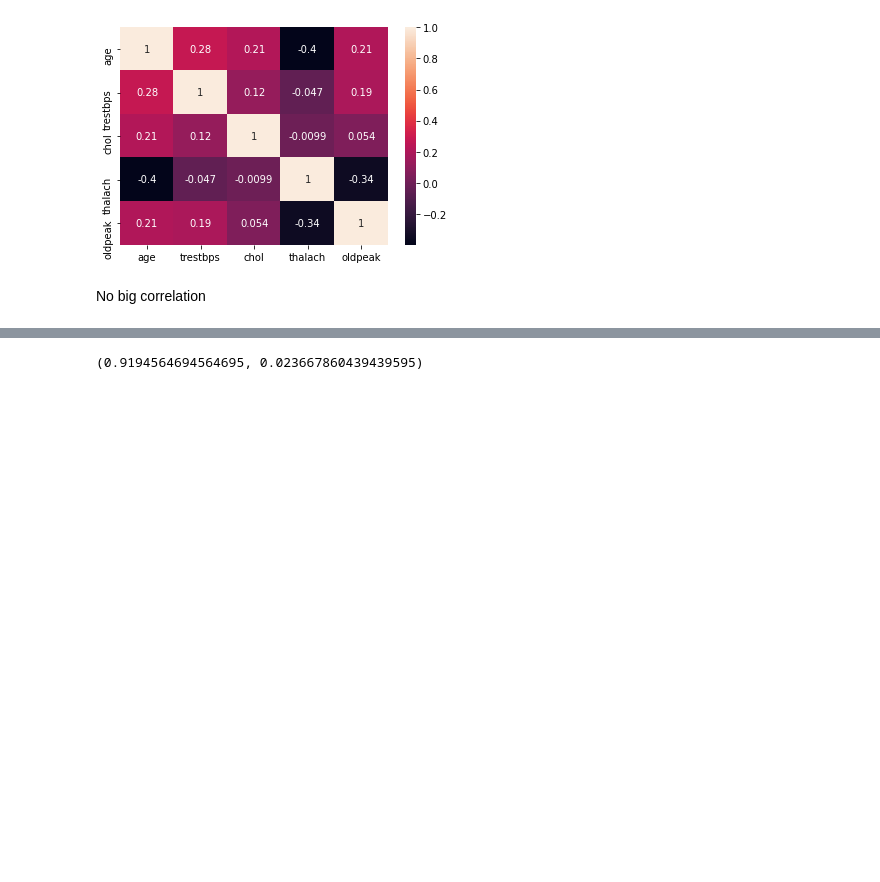
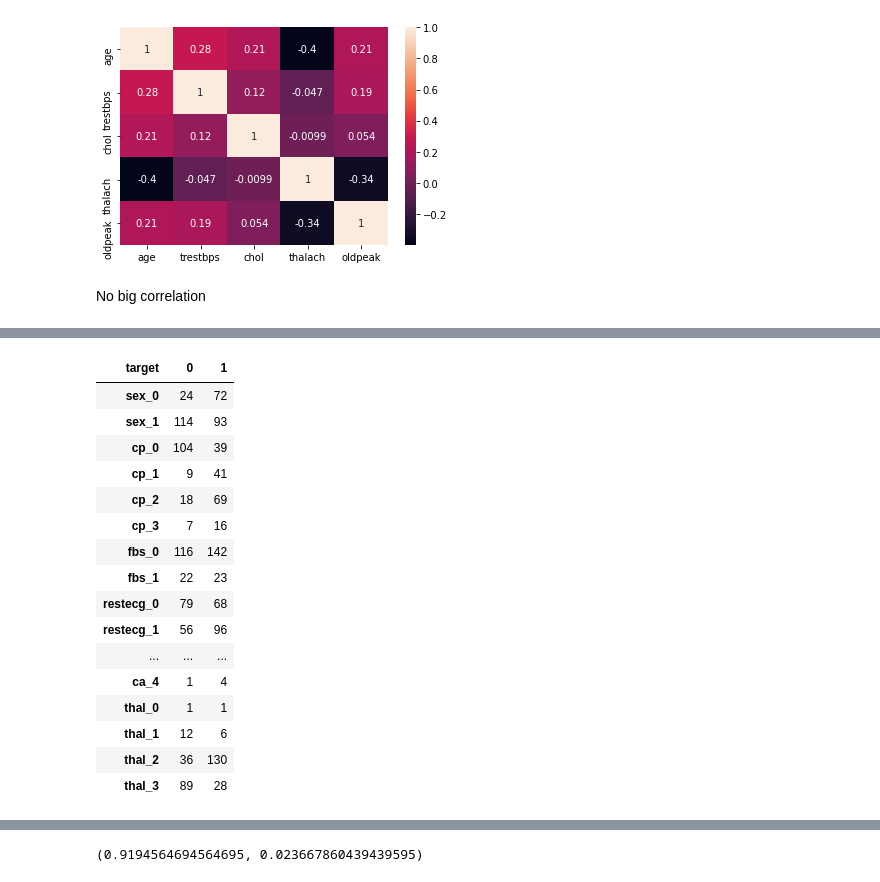
Before and after one commit to made-ml-in-prod-2021/kpotoh, a Jupyter notebook: ml_project/notebooks/EDA.ipynb, the cells around one changed output, grey strips where cells are left out. Drawn from its saved outputs; the diff is of its cells as text; code cells hidden in the pictures; blank space fills up the shorter version.

```diff
--- a/ml_project/notebooks/EDA.ipynb
+++ b/ml_project/notebooks/EDA.ipynb
@@ -91,0 +99,20 @@ df
+# %%
+cdf
+# %% [output]
+| target | 0 | 1 |
+| sex_0 | 24 | 72 |
+| sex_1 | 114 | 93 |
+| cp_0 | 104 | 39 |
+| cp_1 | 9 | 41 |
+| cp_2 | 18 | 69 |
+| cp_3 | 7 | 16 |
+| fbs_0 | 116 | 142 |
+| fbs_1 | 22 | 23 |
+| restecg_0 | 79 | 68 |
+| restecg_1 | 56 | 96 |
+| ... | ... | ... |
+| ca_4 | 1 | 4 |
+| thal_0 | 1 | 1 |
+| thal_1 | 12 | 6 |
+| thal_2 | 36 | 130 |
+| thal_3 | 89 | 28 |
```
Also changed, not shown: parts of 9 cells of this notebook, 11 other files.
